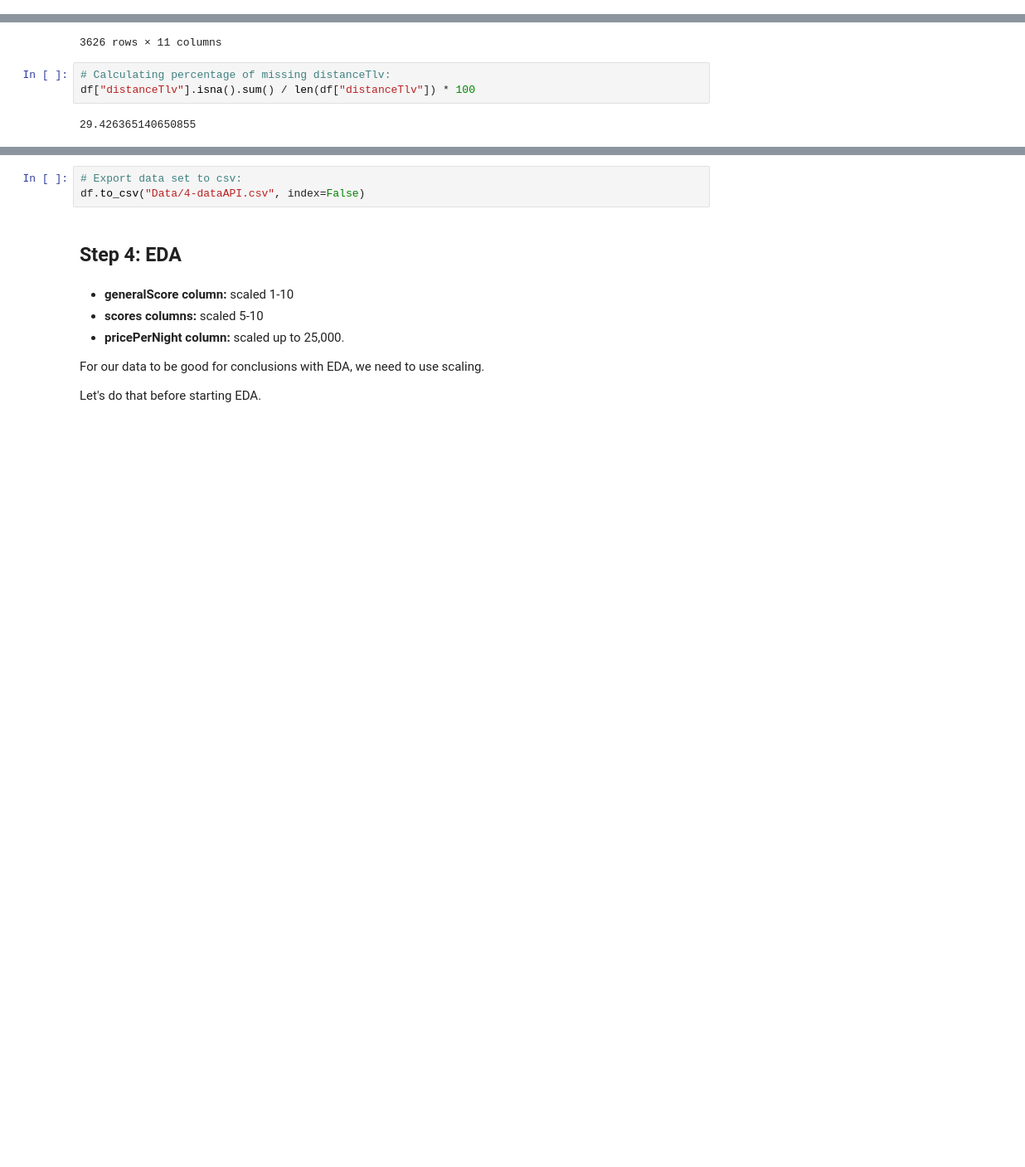
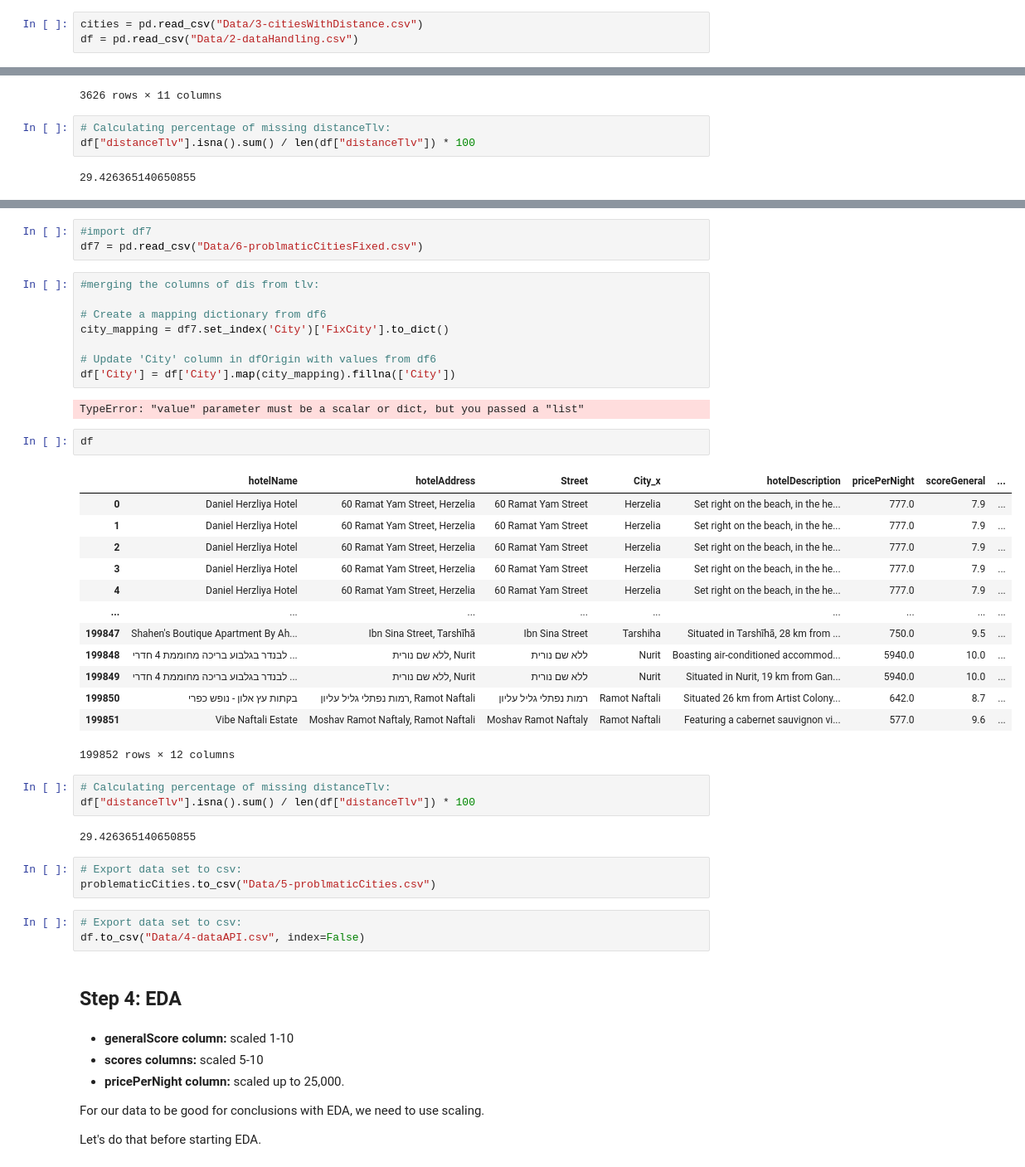
Before and after one commit to yarin-cohen02/dataScienceProject, a Jupyter notebook: project.ipynb, the cells around one changed output, grey strips where cells are left out. Shown: that part at 83% size. Cells and saved outputs as stored; diff of their text form; blank space fills up the shorter version.

```diff
--- a/project.ipynb
+++ b/project.ipynb
@@ -662,3 +647,6 @@ City ID: 3070602
+# %%
+cities = pd.read_csv("Data/3-citiesWithDistance.csv")
+df = pd.read_csv("Data/2-dataHandling.csv")
 # %%
 # Export Cities data set to csv:
 cities.to_csv("Data/3-citiesWithDistance.csv", index=False)
@@ -716,3 +728,40 @@ pd.pivot_table(problematicDf, values="hotelName", index="City", aggfunc="count")
+# %%
+#import df7
+df7 = pd.read_csv("Data/6-problmaticCitiesFixed.csv")
+# %%
+#merging the columns of dis from tlv:
+
+# Create a mapping dictionary from df6
+city_mapping = df7.set_index('City')['FixCity'].to_dict()
+
+# Update 'City' column in dfOrigin with values from df6
+df['City'] = df['City'].map(city_mapping).fillna(['City'])
+# %% [output]
+TypeError: "value" parameter must be a scalar or dict, but you passed a "list"
+# %%
+df
+# %% [output]
+|  | hotelName | hotelAddress | Street | City_x | hotelDescription | pricePerNight | scoreGeneral | ... |
+| 0 | Daniel Herzliya Hotel | 60 Ramat Yam Street, Herzelia | 60 Ramat Yam Street | Herzelia | Set right on the beach, in the he... | 777.0 | 7.9 | ... |
+| 1 | Daniel Herzliya Hotel | 60 Ramat Yam Street, Herzelia | 60 Ramat Yam Street | Herzelia | Set right on the beach, in the he... | 777.0 | 7.9 | ... |
+| 2 | Daniel Herzliya Hotel | 60 Ramat Yam Street, Herzelia | 60 Ramat Yam Street | Herzelia | Set right on the beach, in the he... | 777.0 | 7.9 | ... |
+| 3 | Daniel Herzliya Hotel | 60 Ramat Yam Street, Herzelia | 60 Ramat Yam Street | Herzelia | Set right on the beach, in the he... | 777.0 | 7.9 | ... |
+| 4 | Daniel Herzliya Hotel | 60 Ramat Yam Street, Herzelia | 60 Ramat Yam Street | Herzelia | Set right on the beach, in the he... | 777.0 | 7.9 | ... |
+| ... | ... | ... | ... | ... | ... | ... | ... | ... |
+| 199847 | Shahen's Boutique Apartment By Ah... | Ibn Sina Street, Tarshīhā | Ibn Sina Street | Tarshiha | Situated in Tarshīhā, 28 km from ... | 750.0 | 9.5 | ... |
+| 199848 | לבנדר בגלבוע בריכה מחוממת 4 חדרי ... | ללא שם נורית, Nurit | ללא שם נורית | Nurit | Boasting air-conditioned accommod... | 5940.0 | 10.0 | ... |
+| 199849 | לבנדר בגלבוע בריכה מחוממת 4 חדרי ... | ללא שם נורית, Nurit | ללא שם נורית | Nurit | Situated in Nurit, 19 km from Gan... | 5940.0 | 10.0 | ... |
+| 199850 | בקתות עץ אלון - נופש כפרי | רמות נפתלי גליל עליון, Ramot Naftali | רמות נפתלי גליל עליון | Ramot Naftali | Situated 26 km from Artist Colony... | 642.0 | 8.7 | ... |
+| 199851 | Vibe Naftali Estate | Moshav Ramot Naftaly, Ramot Naftali | Moshav Ramot Naftaly | Ramot Naftali | Featuring a cabernet sauvignon vi... | 577.0 | 9.6 | ... |
+199852 rows × 12 columns
+# %%
+# Calculating percentage of missing distanceTlv:
+df["distanceTlv"].isna().sum() / len(df["distanceTlv"]) * 100
+# %% [output]
+29.426365140650855
+# %%
+# Export data set to csv:
+problematicCities.to_csv("Data/5-problmaticCities.csv")
 # %%
 # Export data set to csv:
 df.to_csv("Data/4-dataAPI.csv", index=False)
```
Also changed, not shown: parts of 10 cells of this notebook, 3 other files.
